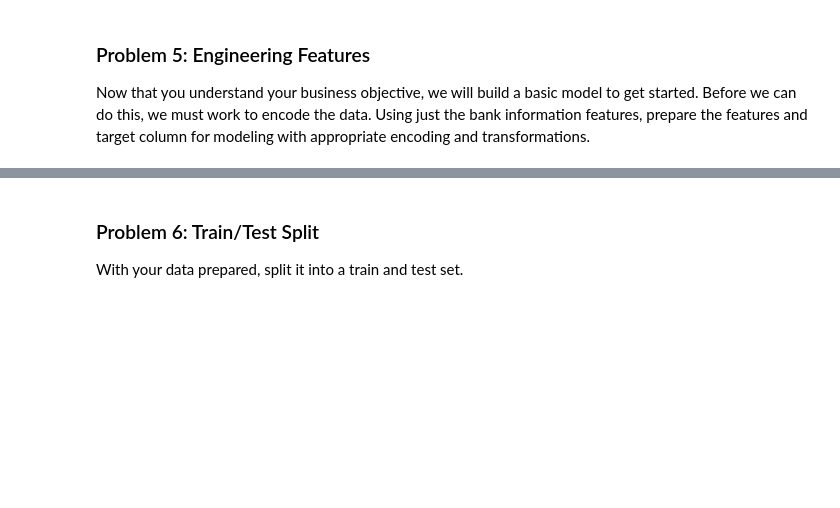
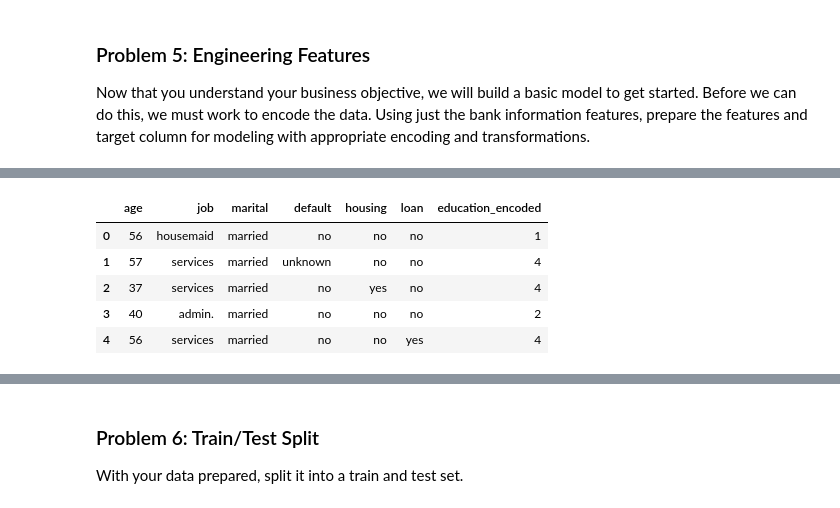
Before and after one commit to johnprg/BankData, a Jupyter notebook: prompt_III.ipynb, the cells around one changed output, grey strips where cells are left out. Drawn from its saved outputs; the diff is of its cells as text; code cells hidden in the pictures; blank space fills up the shorter version.

```diff
--- a/prompt_III.ipynb
+++ b/prompt_III.ipynb
@@ -103,0 +207,33 @@ Now that you understand your business objective, we will build a basic model to
+# %%
+# numeric encode the education column
+ed_values = {'education': ['illiterate', 'basic.4y', 'basic.6y', 'basic.9y', 'high.school', 'professional.course', 'university.degree', 'unknown']}
+
+# Define a mapping dictionary for education levels
+ed_mapping = {
+    'illiterate': 0,
+    'basic.4y': 1,
+    'basic.6y': 2,
+    'basic.9y': 3,
+    'high.school': 4,
+    'professional.course': 5,
+    'university.degree': 6,
+    'unknown': -1
+}
+
+# Create a new column 'education_encoded' using the mapping
+X['education_encoded'] = X['education'].map(ed_mapping)
+
+#replace the unknown values with the mean of the known values in the education_encoded column
+mean_ed = round(X[X['education_encoded'] != -1]['education_encoded'].mean())
+X['education_encoded'] = X['education_encoded'].replace(-1, mean_ed)
+# %%
+# drop the original education column
+X = X.drop('education', axis=1)
+X.head()
+# %% [output]
+|  | age | job | marital | default | housing | loan | education_encoded |
+| 0 | 56 | housemaid | married | no | no | no | 1 |
+| 1 | 57 | services | married | unknown | no | no | 4 |
+| 2 | 37 | services | married | no | yes | no | 4 |
+| 3 | 40 | admin. | married | no | no | no | 2 |
+| 4 | 56 | services | married | no | no | yes | 4 |
```
Also changed, not shown: parts of 26 cells of this notebook.
